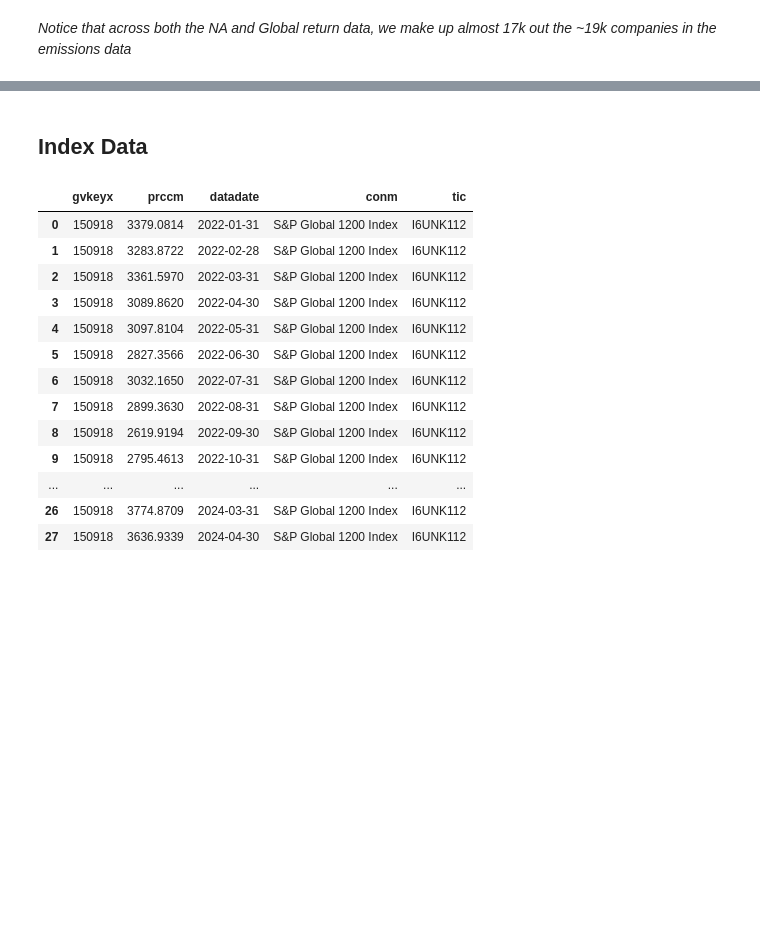
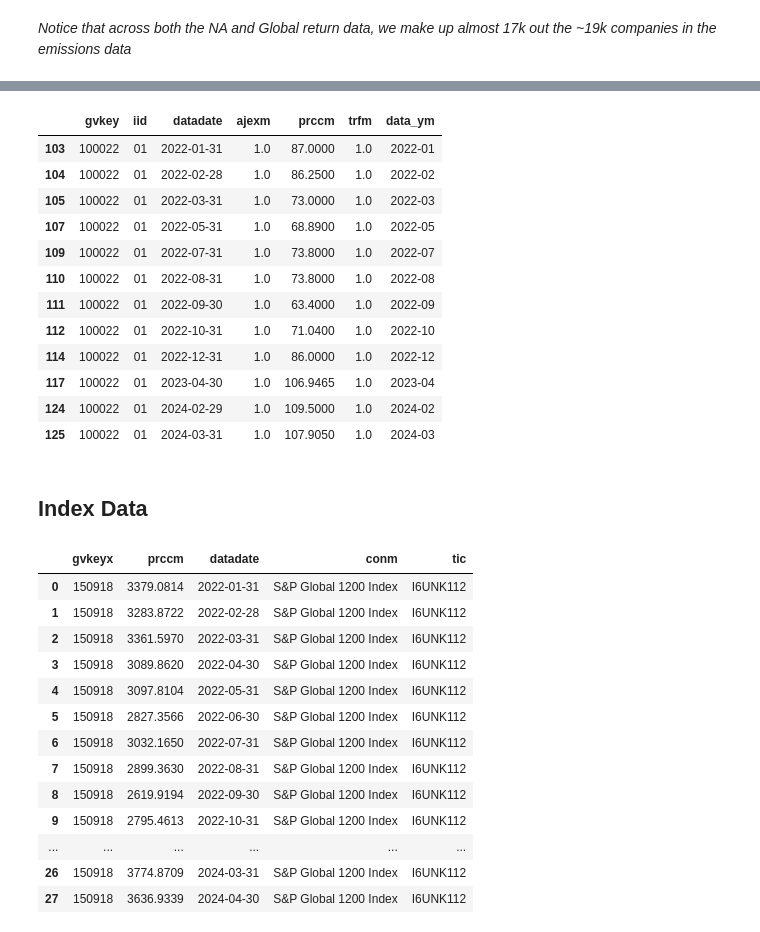
Before and after one commit to varunchodanker/MSc-Individual-Project, a Jupyter notebook: Phase1.ipynb, the cells around one changed output, grey strips where cells are left out. Cells and saved outputs as stored; diff of their text form; code cells hidden in the pictures; blank space fills up the shorter version.

Commit message:
NA price data, need to compute returns

```diff
--- a/Phase1.ipynb
+++ b/Phase1.ipynb
@@ -946,7 +946,10 @@ Number of US based companies out of the ~19k unique gvkeys
 # %% [markdown]
 **NA**
 # %%
-na_returns_df = pd.read_csv("phase1_returns.csv")
+na_returns_df = pd.read_csv(
+    "phase1_returns.csv",
+    parse_dates=["datadate"],
+)
 
 na_returns_df
 # %% [output]
@@ -1012,0 +1049,6 @@ dtype: bool
+# %%
+na_returns_df["data_ym"] = na_returns_df["datadate"].dt.to_period('M')
+# retain a copy for testing of properties before rows are dropped
+full_na_returns_df = na_returns_df
+
+na_returns_df
@@ -1012,0 +1090,4 @@ dtype: bool
+# %%
+na_returns_df = na_returns_df.dropna()
+
+na_returns_df
@@ -1013,3 +1162,21 @@ dtype: bool
+# %%
+na_returns_df[
+    (na_returns_df["gvkey"] == 100022) & (na_returns_df["iid"] == "01")
+]
+# %% [output]
+|  | gvkey | iid | datadate | ajexm | prccm | trfm | data_ym |
+| 103 | 100022 | 01 | 2022-01-31 | 1.0 | 87.0000 | 1.0 | 2022-01 |
+| 104 | 100022 | 01 | 2022-02-28 | 1.0 | 86.2500 | 1.0 | 2022-02 |
+| 105 | 100022 | 01 | 2022-03-31 | 1.0 | 73.0000 | 1.0 | 2022-03 |
+| 107 | 100022 | 01 | 2022-05-31 | 1.0 | 68.8900 | 1.0 | 2022-05 |
+| 109 | 100022 | 01 | 2022-07-31 | 1.0 | 73.8000 | 1.0 | 2022-07 |
+| 110 | 100022 | 01 | 2022-08-31 | 1.0 | 73.8000 | 1.0 | 2022-08 |
+| 111 | 100022 | 01 | 2022-09-30 | 1.0 | 63.4000 | 1.0 | 2022-09 |
+| 112 | 100022 | 01 | 2022-10-31 | 1.0 | 71.0400 | 1.0 | 2022-10 |
+| 114 | 100022 | 01 | 2022-12-31 | 1.0 | 86.0000 | 1.0 | 2022-12 |
+| 117 | 100022 | 01 | 2023-04-30 | 1.0 | 106.9465 | 1.0 | 2023-04 |
+| 124 | 100022 | 01 | 2024-02-29 | 1.0 | 109.5000 | 1.0 | 2024-02 |
+| 125 | 100022 | 01 | 2024-03-31 | 1.0 | 107.9050 | 1.0 | 2024-03 |
 # %% [markdown]
 ## Index Data
 # %%
```
Also changed, not shown: parts of 19 cells of this notebook.
